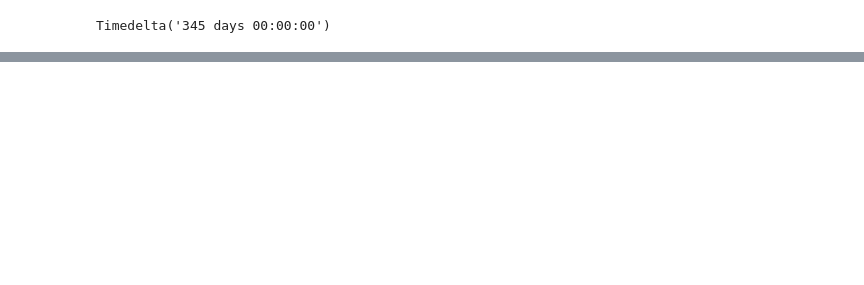
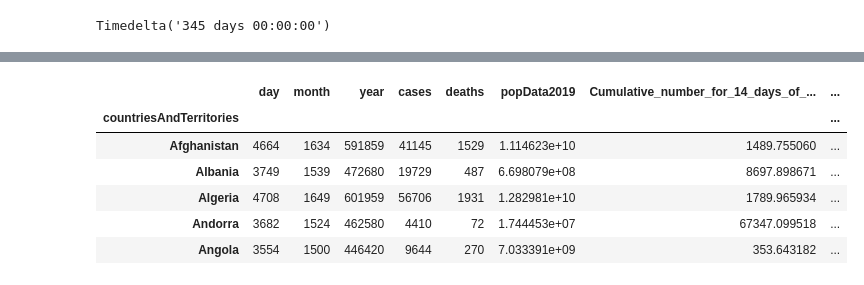
Before and after one commit to Remek953/Covid19---Charts, a Jupyter notebook: 27.10.ipynb, the cells around one changed output, grey strips where cells are left out. Saved outputs shown, nothing was run; the diff lists cells and outputs as text; code cells hidden in the pictures; blank space fills up the shorter version.

```diff
--- a/27.10.ipynb
+++ b/27.10.ipynb
@@ -71,0 +110,10 @@ Name: cases, dtype: int64
+# %%
+country_group.head()
+# %% [output]
+|  | day | month | year | cases | deaths | popData2019 | Cumulative_number_for_14_days_of_... | ... |
+| countriesAndTerritories |  |  |  |  |  |  |  | ... |
+| Afghanistan | 4664 | 1634 | 591859 | 41145 | 1529 | 1.114623e+10 | 1489.755060 | ... |
+| Albania | 3749 | 1539 | 472680 | 19729 | 487 | 6.698079e+08 | 8697.898671 | ... |
+| Algeria | 4708 | 1649 | 601959 | 56706 | 1931 | 1.282981e+10 | 1789.965934 | ... |
+| Andorra | 3682 | 1524 | 462580 | 4410 | 72 | 1.744453e+07 | 67347.099518 | ... |
+| Angola | 3554 | 1500 | 446420 | 9644 | 270 | 7.033391e+09 | 353.643182 | ... |
```
Also changed, not shown: parts of 23 cells of this notebook, 4 other files.
